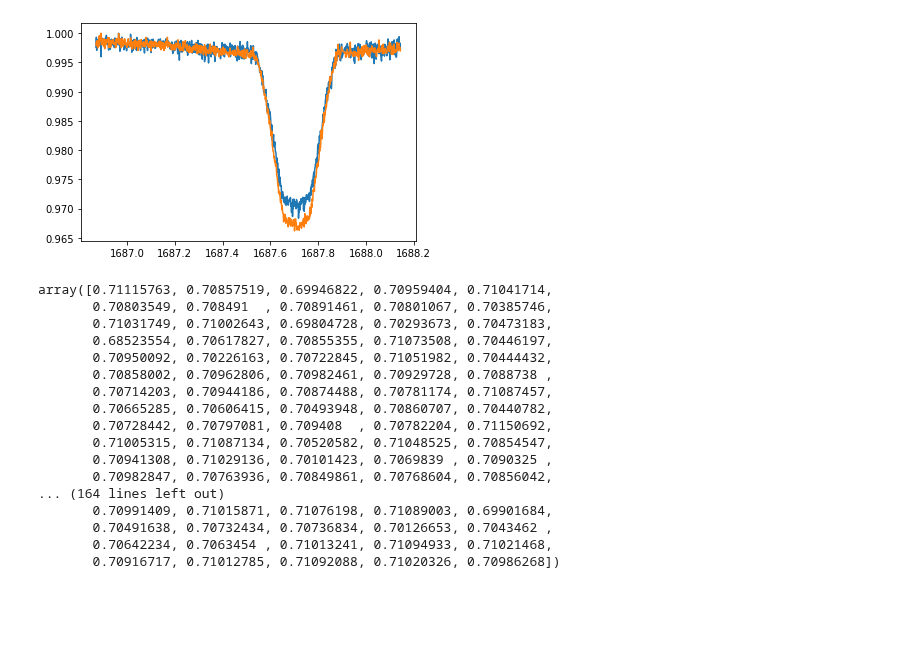
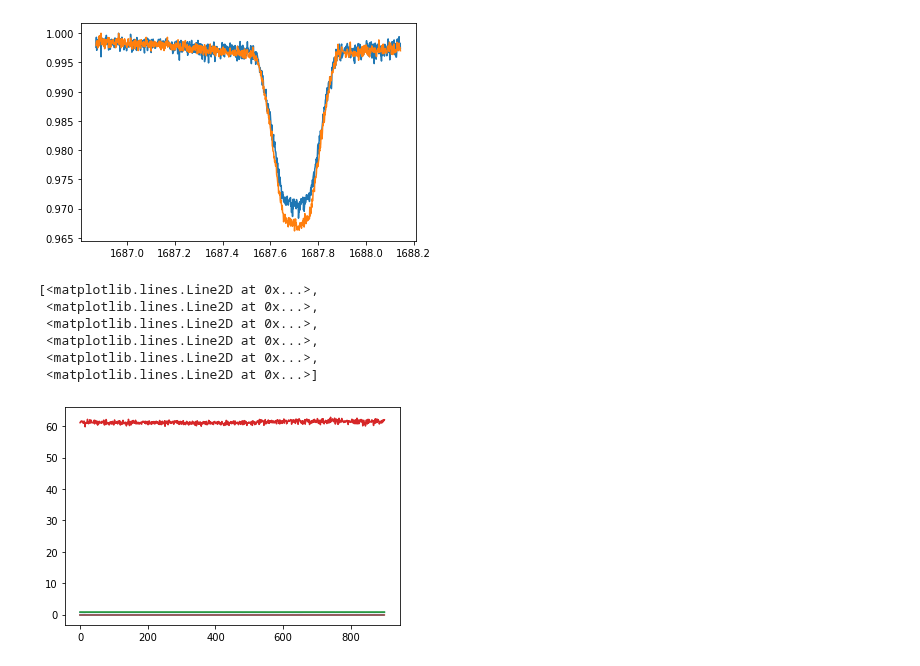
Before and after one commit to afeinstein20/eleanor, a Jupyter notebook: experiments/quick_psf_demo.ipynb, the cells around one changed output. Drawn from its saved outputs; the diff is of its cells as text; code cells hidden in the pictures; blank space fills up the shorter version.

```diff
--- a/experiments/quick_psf_demo.ipynb
+++ b/experiments/quick_psf_demo.ipynb
@@ -51,26 +46,16 @@ plt.plot(time, psf_flux[:end-start] / np.max(psf_flux[:end-start]))
 # %% [output]
 [<matplotlib.lines.Line2D at 0x...>]
 [figure]
-# %%
-data.psf_a
-# %% [output]
-array([0.71115763, 0.70857519, 0.69946822, 0.70959404, 0.71041714,
-       0.70803549, 0.708491  , 0.70891461, 0.70801067, 0.70385746,
-       0.71031749, 0.71002643, 0.69804728, 0.70293673, 0.70473183,
-       0.68523554, 0.70617827, 0.70855355, 0.71073508, 0.70446197,
-       0.70950092, 0.70226163, 0.70722845, 0.71051982, 0.70444432,
-       0.70858002, 0.70962806, 0.70982461, 0.70929728, 0.7088738 ,
-       0.70714203, 0.70944186, 0.70874488, 0.70781174, 0.71087457,
-       0.70665285, 0.70606415, 0.70493948, 0.70860707, 0.70440782,
-       0.70728442, 0.70797081, 0.709408  , 0.70782204, 0.71150692,
-       0.71005315, 0.71087134, 0.70520582, 0.71048525, 0.70854547,
-       0.70941308, 0.71029136, 0.70101423, 0.7069839 , 0.7090325 ,
-       0.70982847, 0.70763936, 0.70849861, 0.70768604, 0.70856042,
-... (164 lines left out)
-       0.70991409, 0.71015871, 0.71076198, 0.71089003, 0.69901684,
-       0.70491638, 0.70732434, 0.70736834, 0.70126653, 0.7043462 ,
-       0.70642234, 0.7063454 , 0.71013241, 0.71094933, 0.71021468,
-       0.70916717, 0.71012785, 0.71092088, 0.71020326, 0.70986268])
+# %%
+plt.plot(data.psf_params)
+# %% [output]
+[<matplotlib.lines.Line2D at 0x...>,
+ <matplotlib.lines.Line2D at 0x...>,
+ <matplotlib.lines.Line2D at 0x...>,
+ <matplotlib.lines.Line2D at 0x...>,
+ <matplotlib.lines.Line2D at 0x...>,
+ <matplotlib.lines.Line2D at 0x...>]
+[figure, added]
 # %%
 print(lk.estimate_cdpp(photometry_flux, transit_duration=1))
 print(lk.estimate_cdpp(psf_flux, transit_duration=1))
```
Also changed, not shown: parts of 2 cells of this notebook, 1 other file.
